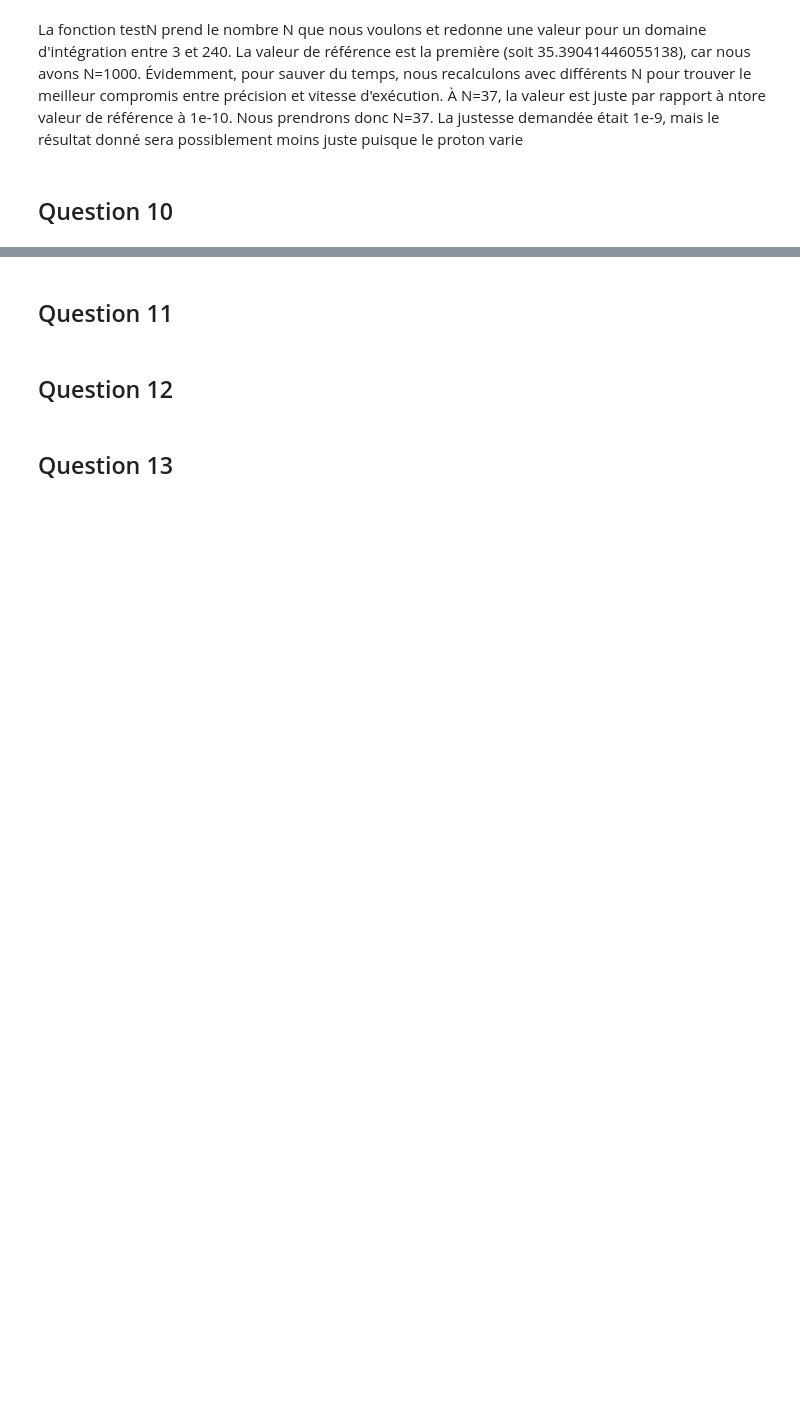
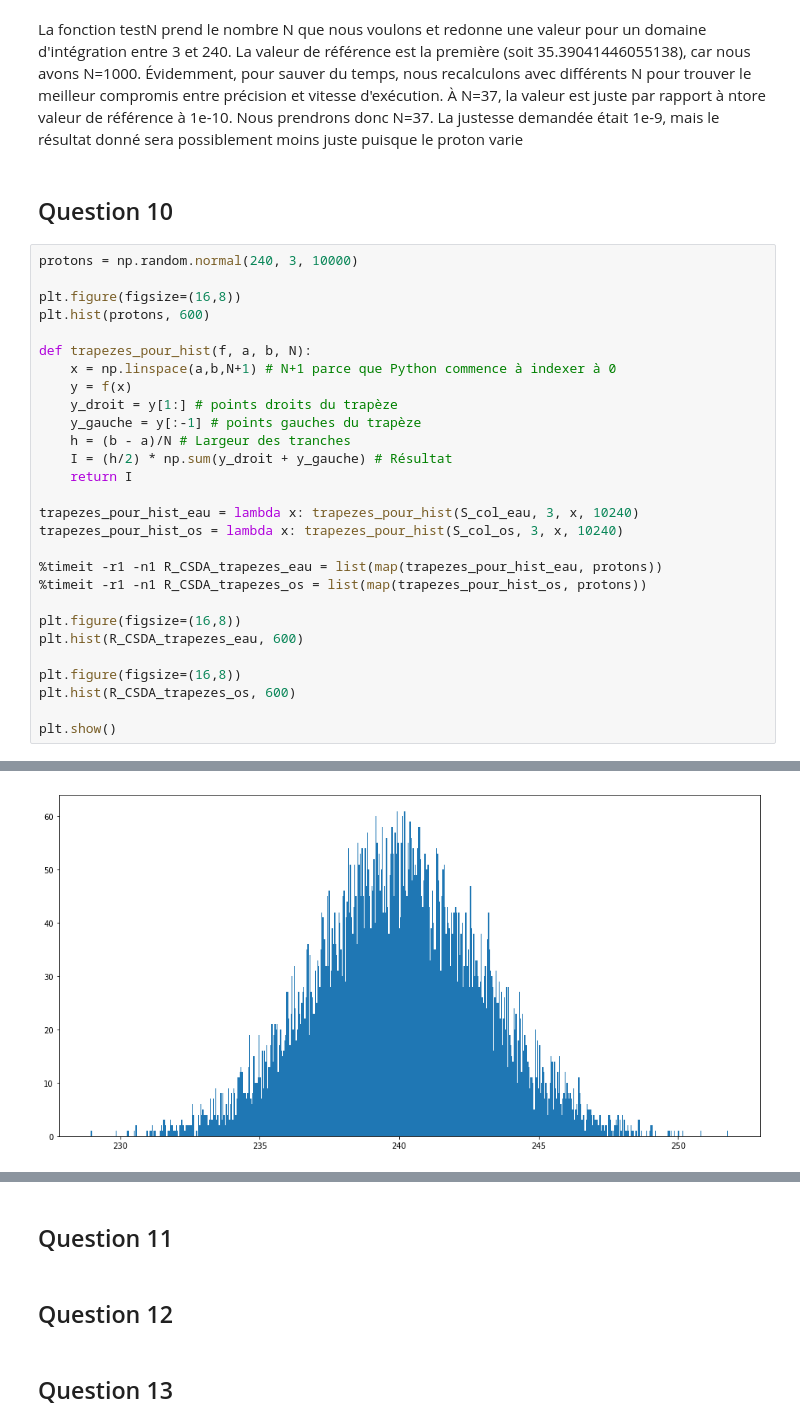
Before and after one commit to juham58/PhysNum_TP1, a Jupyter notebook: TP1.ipynb, the cells around one changed output, grey strips where cells are left out. Cells and saved outputs as stored; diff of their text form; blank space fills up the shorter version.

```diff
--- a/TP1.ipynb
+++ b/TP1.ipynb
@@ -403,3 +403,32 @@ print(testN(37))
 La fonction testN prend le nombre N que nous voulons et redonne une valeur pour un domaine d'intégration entre 3 et 240. La valeur de référence est la première (soit 35.39041446055138), car nous avons N=1000. Évidemment, pour sauver du temps, nous recalculons avec différents N pour trouver le meilleur compromis entre précision et vitesse d'exécution. À N=37, la valeur est juste par rapport à ntore valeur de référence à 1e-10. Nous prendrons donc N=37. La justesse demandée était 1e-9, mais le résultat donné sera possiblement moins juste puisque le proton varie
 # %% [markdown]
 ## Question 10
+# %%
+protons = np.random.normal(240, 3, 10000)
+
+plt.figure(figsize=(16,8))
+plt.hist(protons, 600)
+
+def trapezes_pour_hist(f, a, b, N):
+    x = np.linspace(a,b,N+1) # N+1 parce que Python commence à indexer à 0
+    y = f(x)
+    y_droit = y[1:] # points droits du trapèze
+    y_gauche = y[:-1] # points gauches du trapèze
+    h = (b - a)/N # Largeur des tranches
+    I = (h/2) * np.sum(y_droit + y_gauche) # Résultat
+    return I
+
+trapezes_pour_hist_eau = lambda x: trapezes_pour_hist(S_col_eau, 3, x, 10240)
+trapezes_pour_hist_os = lambda x: trapezes_pour_hist(S_col_os, 3, x, 10240)
+
+%timeit -r1 -n1 R_CSDA_trapezes_eau = list(map(trapezes_pour_hist_eau, protons))
+%timeit -r1 -n1 R_CSDA_trapezes_os = list(map(trapezes_pour_hist_os, protons))
+
+plt.figure(figsize=(16,8))
+plt.hist(R_CSDA_trapezes_eau, 600)
+
+plt.figure(figsize=(16,8))
+plt.hist(R_CSDA_trapezes_os, 600)
+
+plt.show()
+# %% [output]
@@ -405,0 +437 @@ La fonction testN prend le nombre N que nous voulons et redonne une valeur pour
+[figure, added]
```
Also changed, not shown: parts of 5 cells of this notebook.
